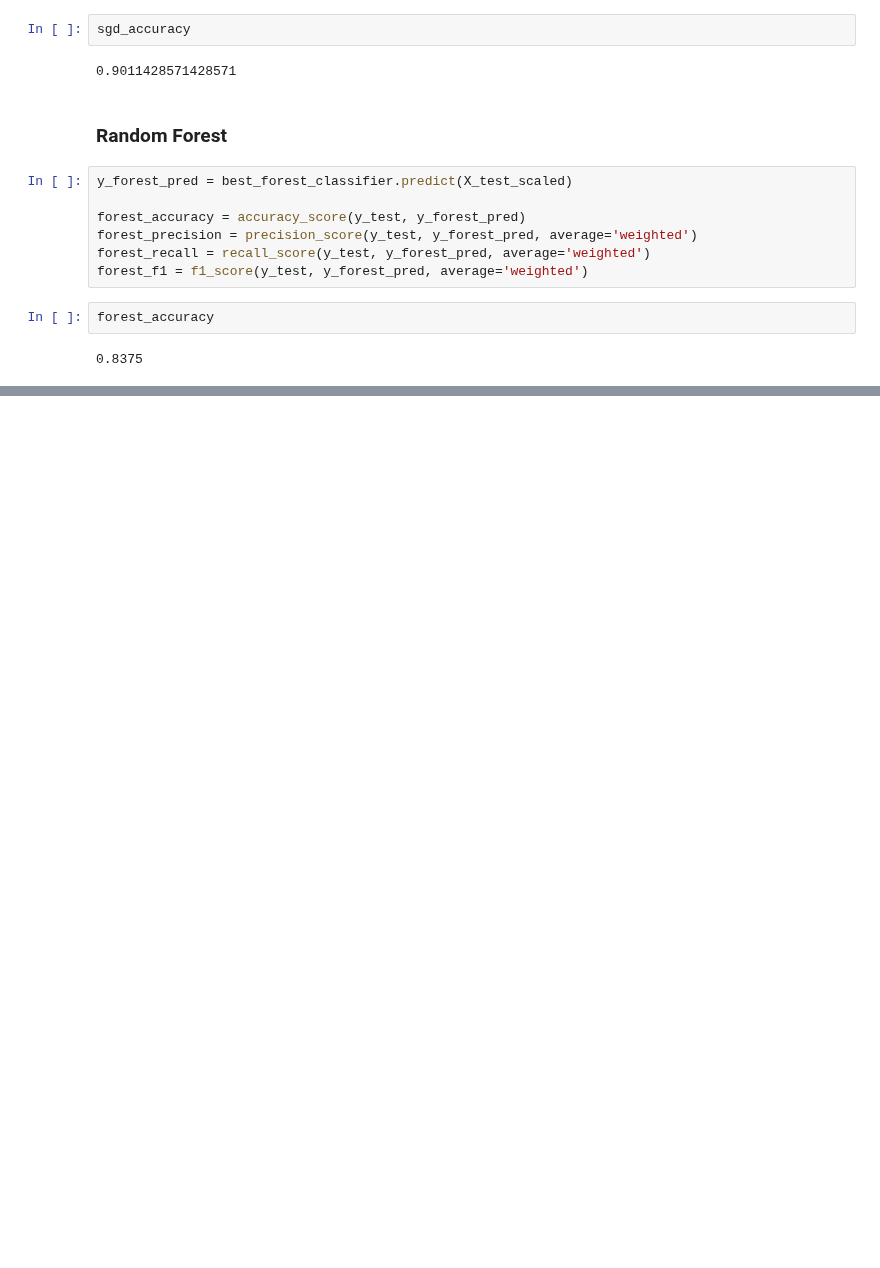
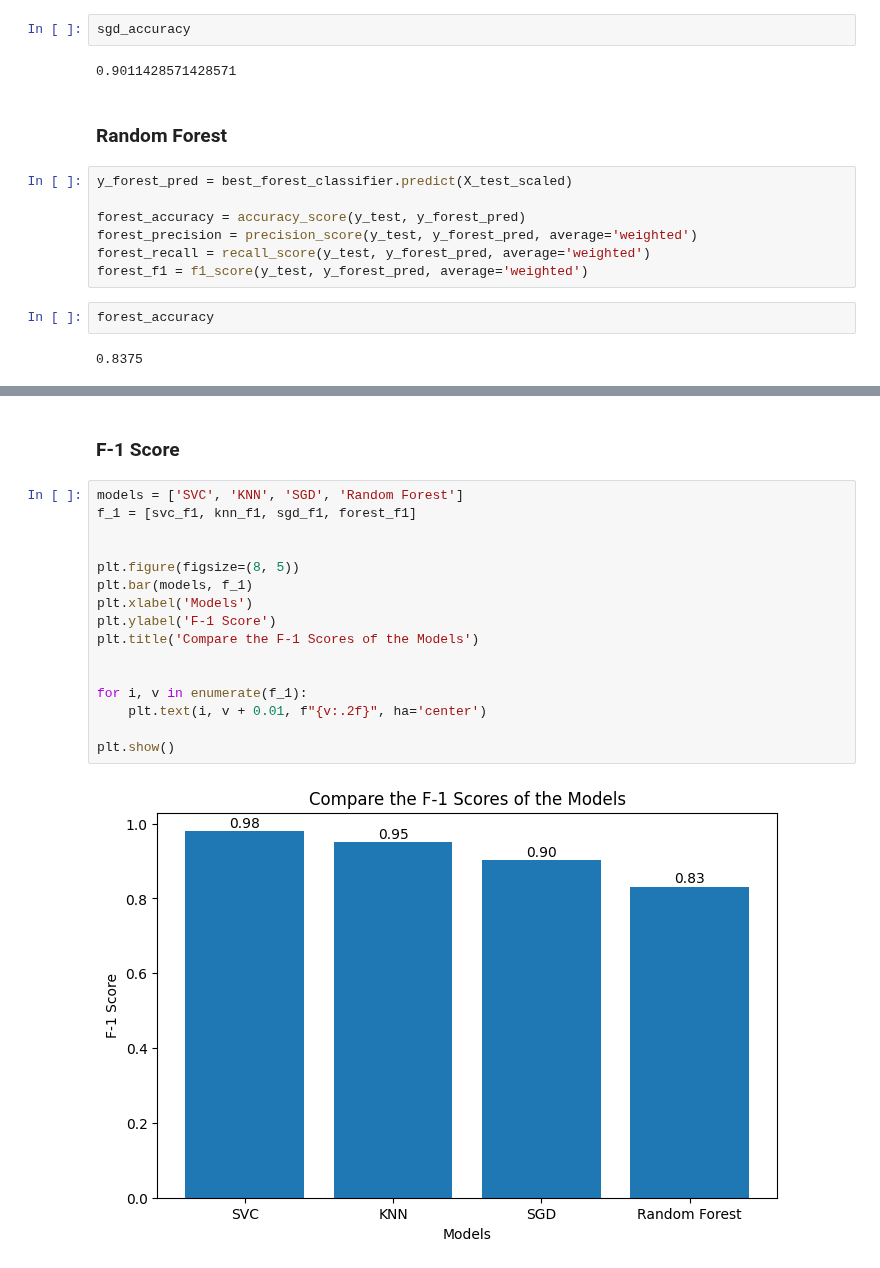
Before and after one commit to bademari/AI_ML_Lab, a Jupyter notebook: Lab 5.ipynb, the cells around one changed output, grey strips where cells are left out. Drawn from its saved outputs; the diff is of its cells as text; blank space fills up the shorter version.

```diff
--- a/Lab 5.ipynb
+++ b/Lab 5.ipynb
@@ -514,0 +579,20 @@ forest_accuracy
+# %% [markdown]
+### F-1 Score
+# %%
+models = ['SVC', 'KNN', 'SGD', 'Random Forest']
+f_1 = [svc_f1, knn_f1, sgd_f1, forest_f1]
+
+
+plt.figure(figsize=(8, 5))
+plt.bar(models, f_1)
+plt.xlabel('Models')
+plt.ylabel('F-1 Score')
+plt.title('Compare the F-1 Scores of the Models')
+
+
+for i, v in enumerate(f_1):
+    plt.text(i, v + 0.01, f"{v:.2f}", ha='center')
+
+plt.show()
+# %% [output]
+[figure, added]
```
Also changed, not shown: parts of 10 cells of this notebook, 5 other files.
